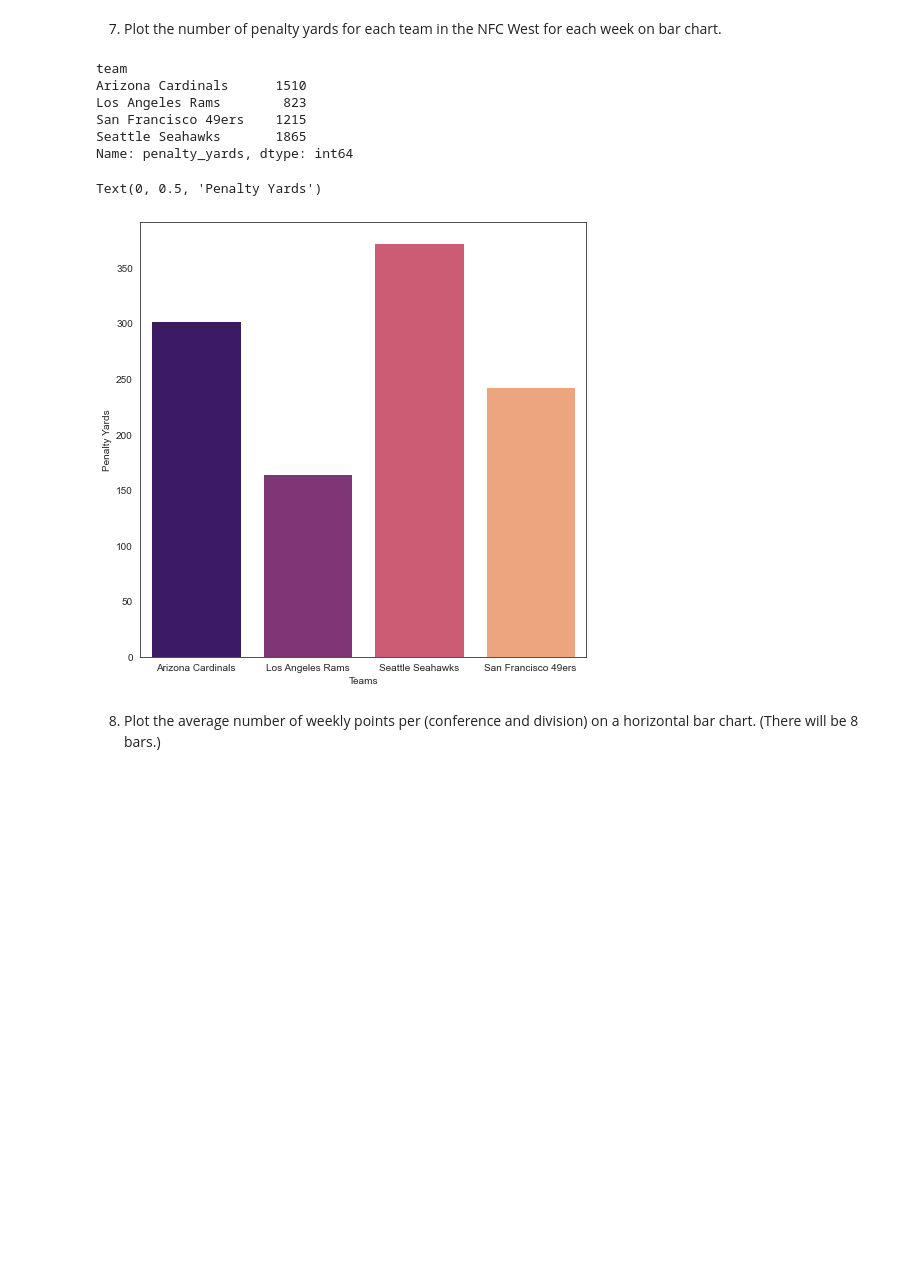
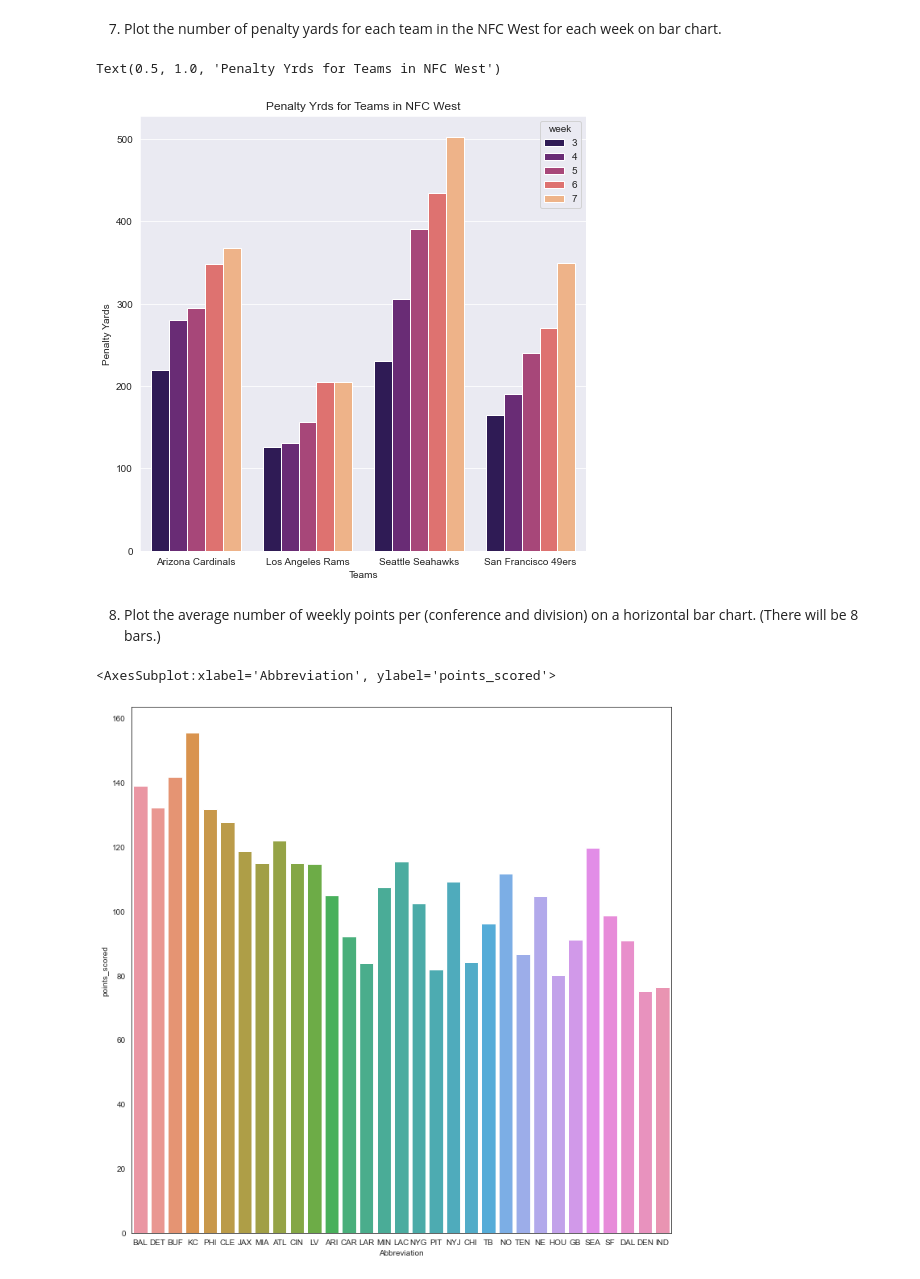
Before and after one commit to kayleeodom/CIS277-FA22-Lab6, a Jupyter notebook: Lab6.ipynb, the cells around one changed output. Saved outputs shown, nothing was run; the diff lists cells and outputs as text; code cells hidden in the pictures; blank space fills up the shorter version.

```diff
--- a/Lab6.ipynb
+++ b/Lab6.ipynb
@@ -156,35 +161,26 @@ Text(0.5, 1.0, 'Avg Total Points vs. Avg Yards Per Play')
 [figure]
 # %% [markdown]
 7. Plot the number of penalty yards for each team in the NFC West for each week on bar chart.
-# %%
-sort = df[(df.Conference == 'NFC') & (df.Division == 'West')]
-sort
-week_sort = sort.groupby('team').penalty_yards.sum()
-week_sort
-# %% [output]
-team
-Arizona Cardinals      1510
-Los Angeles Rams        823
-San Francisco 49ers    1215
-Seattle Seahawks       1865
-Name: penalty_yards, dtype: int64
 # %%
 sort = df[(df.Conference == 'NFC') & (df.Division == 'West')]
 sort
 #week_sort = sort.groupby('team').penalty_yards.sum()
 #week_sort
 plt.figure(figsize=(8,8))
+sns.set_style('darkgrid')
 sns.barplot(
     x= df[(df.Conference == 'NFC') & (df.Division == 'West')].team,
     y= df.penalty_yards,
+    hue=df.week,
     palette="magma",
     ci=None
 )
 
 plt.xlabel("Teams")
 plt.ylabel("Penalty Yards")
+plt.title("Penalty Yrds for Teams in NFC West")
 # %% [output]
-Text(0, 0.5, 'Penalty Yards')
+Text(0.5, 1.0, 'Penalty Yrds for Teams in NFC West')
-[figure, old version]
+[figure, new version]
 # %% [markdown]
 8. Plot the average number of weekly points per (conference and division) on a horizontal bar chart. (There will be 8 bars.)
@@ -192,0 +187,12 @@ Text(0, 0.5, 'Penalty Yards')
+# %%
+#seperate by conference and division
+# there are four conferences and four divisions
+plt.figure(figsize=(12,12))
+sns.barplot(
+    x=df.Abbreviation,
+    y=df.points_scored,
+    ci=None
+)
+# %% [output]
+<AxesSubplot:xlabel='Abbreviation', ylabel='points_scored'>
+[figure, added]
```
Also changed, not shown: parts of 8 cells of this notebook.
